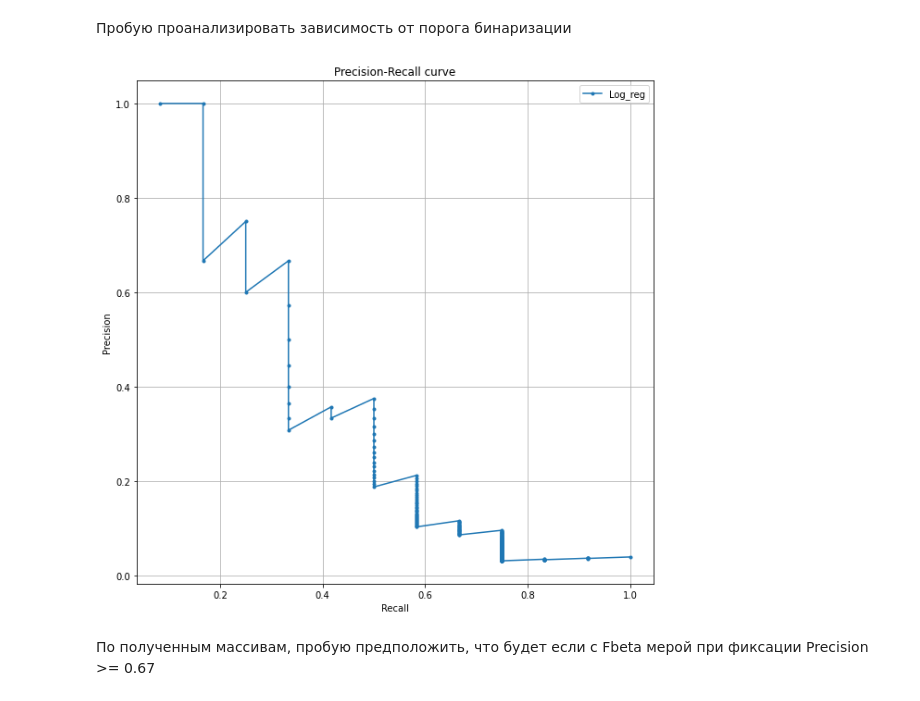
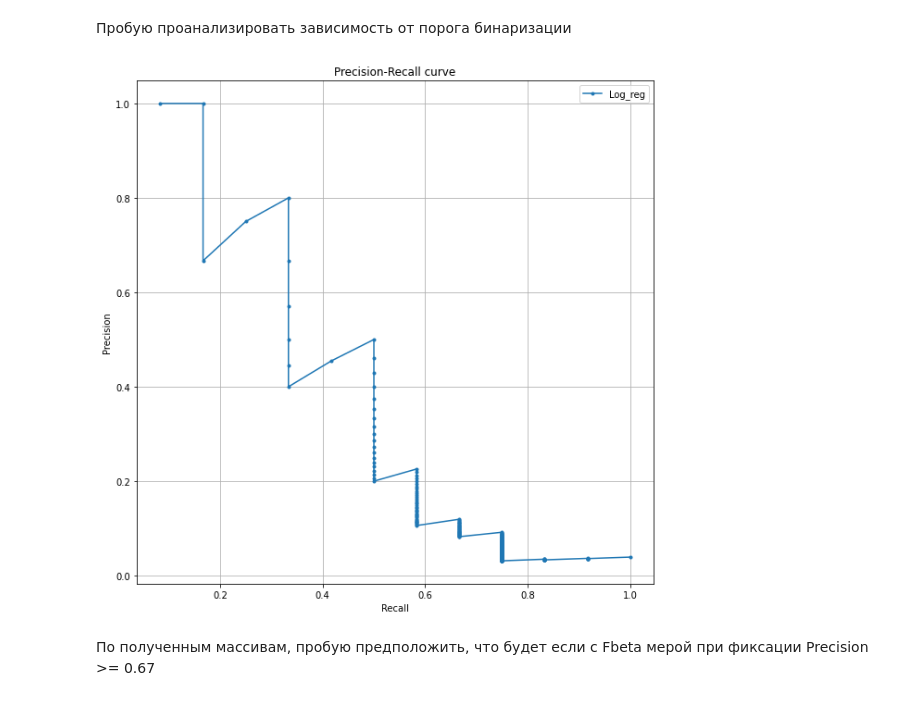
Before and after one commit to personalisle/ml_course_itmo, a Jupyter notebook: course_ML.ipynb, the cells around one changed output. Saved outputs shown, nothing was run; the diff lists cells and outputs as text; code cells hidden in the pictures.

```diff
--- a/course_ML.ipynb
+++ b/course_ML.ipynb
@@ -403,10 +409,13 @@ ohe_df.describe()
 
 Разбиваю данные, учитываю их распределение, проверяю распределение данных в выборках
 # %%
-#X1 = df_mod_new
-X1 = df_scaled
+X1 = df_mod_new
+#X1 = df_scaled
 y1 = ohe_df['x0_good']
 X1_train, X1_test, y1_train, y1_test = train_test_split(X1, y1, random_state=123, test_size=0.3, stratify = y1)
+
+X1_train_scaled = scaler.fit_transform(X1_train)
+X1_test_scaled = scaler.fit_transform(X1_test)
 
 fig, axes = plt.subplots(1, 2, figsize=[15, 5])
 axes[0].set_title('Train distribution', fontsize=16)
@@ -493,11 +502,12 @@ Optimized fbeta_score: 0.5044510385756676
 
 Разбиваю данные, проверяю распределение данных в выборках
 # %%
-#X1 = df_mod_new
-X2 = df_scaled
+X2 = df_mod_new
+#X2 = df_scaled
 y2 = ohe_df['x0_bad']
 X2_train, X2_test, y2_train, y2_test = train_test_split(X2, y2, random_state=123, test_size=0.3, stratify = y2)
-
+X2_train_scaled = scaler.fit_transform(X2_train)
+X2_test_scaled = scaler.fit_transform(X2_test)
 fig, axes = plt.subplots(1, 2, figsize=[15, 5])
 axes[0].set_title('Train distribution', fontsize=16)
 target_counts = y2_train.value_counts()
@@ -517,13 +527,13 @@ axes[1].legend(legend_entries, bbox_to_anchor=(1.05, 1), loc='best', fontsize=16
 Обучаю простые модели
 # %%
 dummy_clf = DummyClassifier(strategy = 'stratified')
-dummy_clf.fit(X2_train, y2_train);
+dummy_clf.fit(X2_train_scaled, y2_train);
 
 log_reg = LogisticRegression(class_weight="balanced")
-log_reg.fit(X2_train, y2_train)
+log_reg.fit(X2_train_scaled, y2_train)
 
-y2_pred_dummy = dummy_clf.predict(X2_test)
-y2_pred_log_reg = log_reg.predict(X2_test)
+y2_pred_dummy = dummy_clf.predict(X2_test_scaled)
+y2_pred_log_reg = log_reg.predict(X2_test_scaled)
 # %% [markdown]
 Смотрю точность и полноту
 # %%
@@ -549,18 +559,18 @@ Fbeta-score for Logistic regression: 0.31746031746031744
 # %% [markdown]
 Пробую проанализировать зависимость от порога бинаризации
 # %%
-y2_pred = log_reg.predict_proba(X2_test)[:, 1]
+y2_pred = log_reg.predict_proba(X2_test_scaled)[:, 1]
 precision, recall, thesholds = precision_recall_curve(y2_test, y2_pred)
 plt.figure(figsize=(10,10))
 plt.plot(recall[:-1], precision[:-1], marker='.', label='Log_reg')
 plt.xlabel('Recall')
 plt.ylabel('Precision')
 plt.title('Precision-Recall curve')
 plt.legend()
 plt.grid()
 plt.show()
 # %% [output]
-[figure, old version]
+[figure, new version]
 # %% [markdown]
 По полученным массивам, пробую предположить, что будет если с Fbeta мерой при фиксации Precision >= 0.67
 # %%
```
Also changed, not shown: parts of 46 cells of this notebook.
